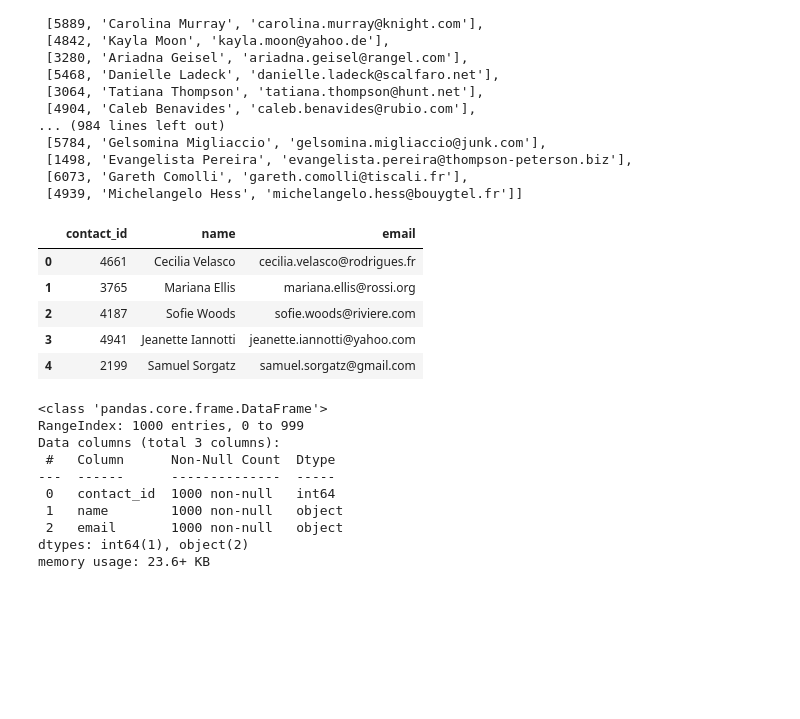
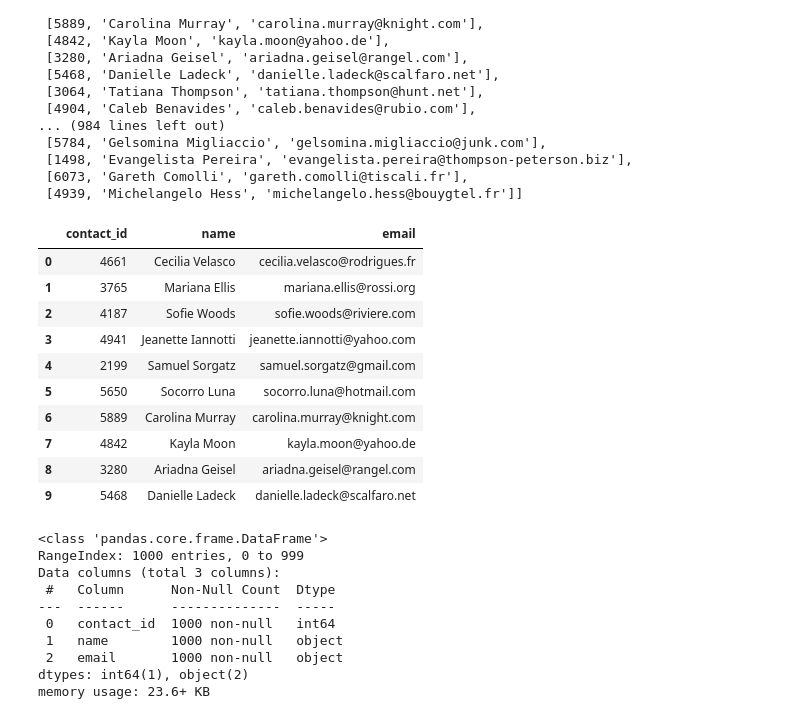
Before and after one commit to patibindu/Crowdfunding_ETL, a Jupyter notebook: ETL_Mini_Project_PatiBindu.ipynb, the cells around one changed output. Drawn from its saved outputs; the diff is of its cells as text; code cells hidden in the pictures; blank space fills up the shorter version.

```diff
--- a/ETL_Mini_Project_PatiBindu.ipynb
+++ b/ETL_Mini_Project_PatiBindu.ipynb
@@ -303,7 +303,7 @@ campaign_cleaned.to_csv("Resources/campaign.csv", index=False)
 ### Extract the contacts.xlsx Data.
 # %%
 # Read the data into a Pandas DataFrame. Use the `header=2` parameter when reading in the data.
-contact_info_df = pd.read_excel('Resources/contacts.xlsx', header=3)
+contact_info_df = pd.read_excel('../Resources/contacts.xlsx', header=3)
 contact_info_df.head()
 # %% [output]
 |  | contact_info |
@@ -358,16 +358,21 @@ pprint(dict_values)
 # %%
 # Create a contact_info DataFrame and add each list of values, i.e., each row
 # to the 'contact_id', 'name', 'email' columns.
 columns = ["contact_id", "name", "email"]
 contacts_df = pd.DataFrame(dict_values, columns = columns)
-contacts_df.head()
+contacts_df.head(10)
 # %% [output]
 |  | contact_id | name | email |
 | 0 | 4661 | Cecilia Velasco | cecilia.velasco@rodrigues.fr |
 | 1 | 3765 | Mariana Ellis | mariana.ellis@rossi.org |
 | 2 | 4187 | Sofie Woods | sofie.woods@riviere.com |
 | 3 | 4941 | Jeanette Iannotti | jeanette.iannotti@yahoo.com |
 | 4 | 2199 | Samuel Sorgatz | samuel.sorgatz@gmail.com |
+| 5 | 5650 | Socorro Luna | socorro.luna@hotmail.com |
+| 6 | 5889 | Carolina Murray | carolina.murray@knight.com |
+| 7 | 4842 | Kayla Moon | kayla.moon@yahoo.de |
+| 8 | 3280 | Ariadna Geisel | ariadna.geisel@rangel.com |
+| 9 | 5468 | Danielle Ladeck | danielle.ladeck@scalfaro.net |
 # %%
 # Check the datatypes.
 contacts_df.info()
```
Also changed, not shown: parts of 9 cells of this notebook.
